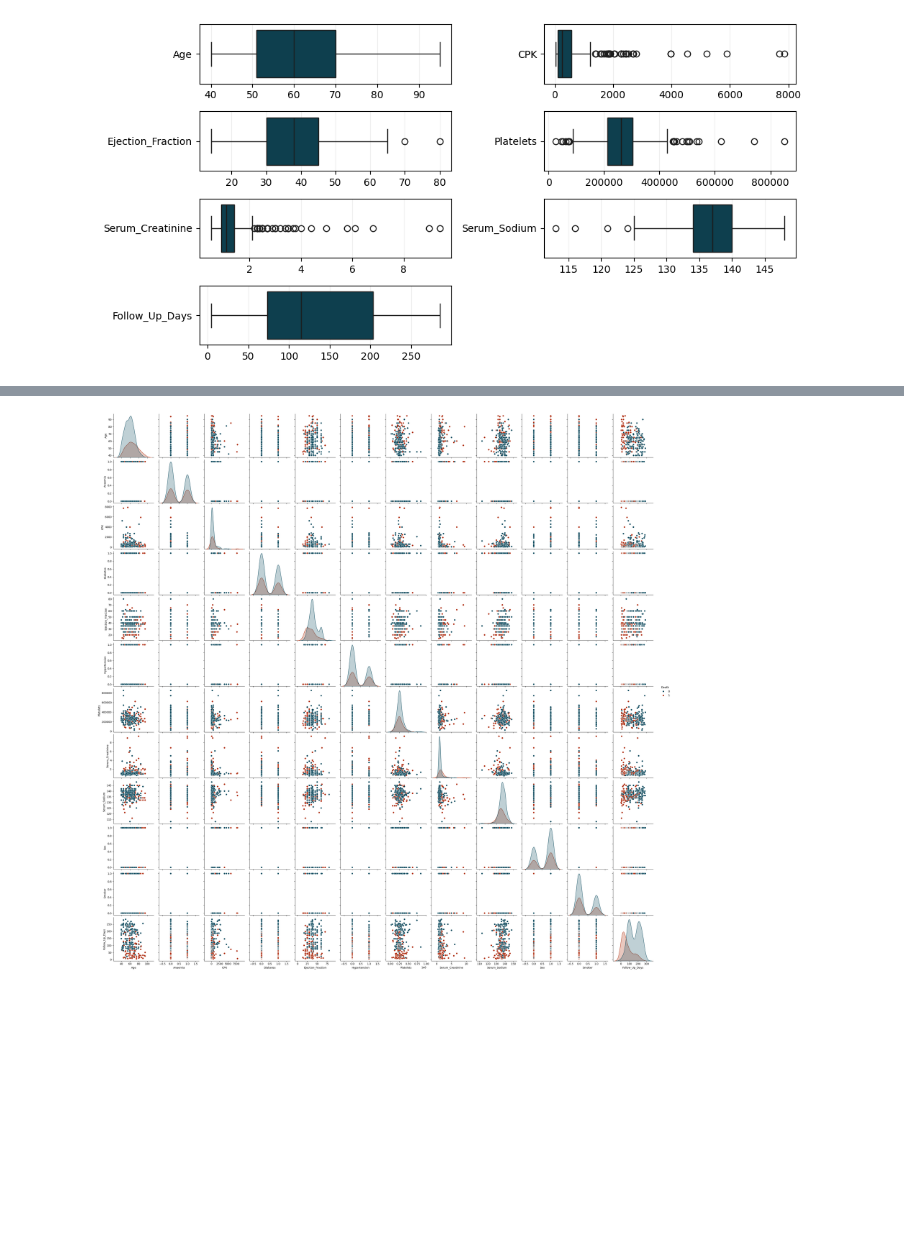
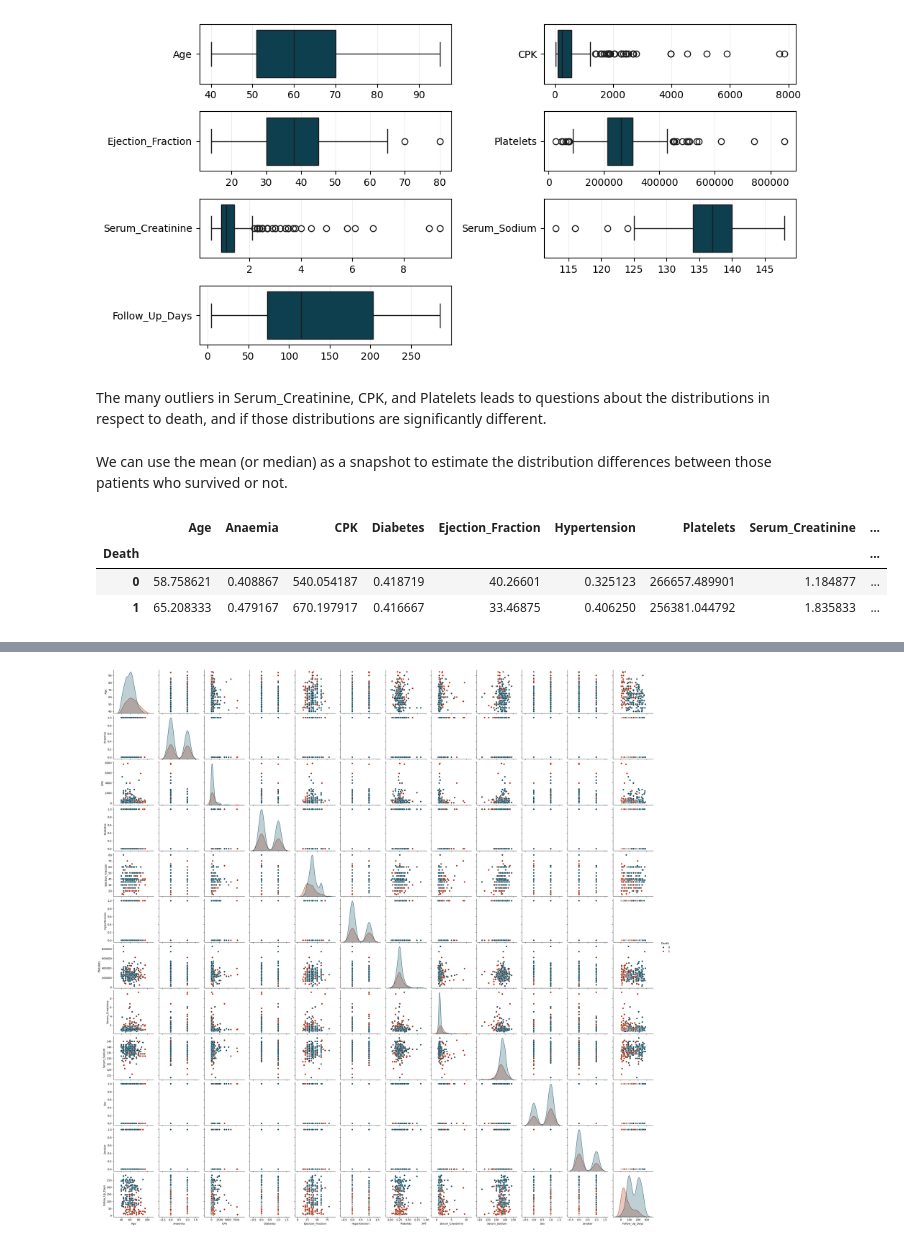
Before and after one commit to chill0121/Unsupervised_Heart_Failure_Mortality, a Jupyter notebook: Unsupervised_Heart_Failure_Mortality.ipynb, the cells around one changed output, grey strips where cells are left out. Drawn from its saved outputs; the diff is of its cells as text; code cells hidden in the pictures; blank space fills up the shorter version.

```diff
--- a/Unsupervised_Heart_Failure_Mortality.ipynb
+++ b/Unsupervised_Heart_Failure_Mortality.ipynb
@@ -271,3 +295,14 @@ fig.tight_layout()
 plt.show()
 # %% [output]
 [figure]
+# %% [markdown]
+The many outliers in Serum_Creatinine, CPK, and Platelets leads to questions about the distributions in respect to death, and if those distributions are significantly different.
+# %% [markdown]
+We can use the mean (or median) as a snapshot to estimate the distribution differences between those patients who survived or not.
+# %%
+patient_df.groupby('Death').mean()
+# %% [output]
+|  | Age | Anaemia | CPK | Diabetes | Ejection_Fraction | Hypertension | Platelets | Serum_Creatinine | ... |
+| Death |  |  |  |  |  |  |  |  | ... |
+| 0 | 58.758621 | 0.408867 | 540.054187 | 0.418719 | 40.26601 | 0.325123 | 266657.489901 | 1.184877 | ... |
+| 1 | 65.208333 | 0.479167 | 670.197917 | 0.416667 | 33.46875 | 0.406250 | 256381.044792 | 1.835833 | ... |
```
Also changed, not shown: parts of 16 cells of this notebook.
